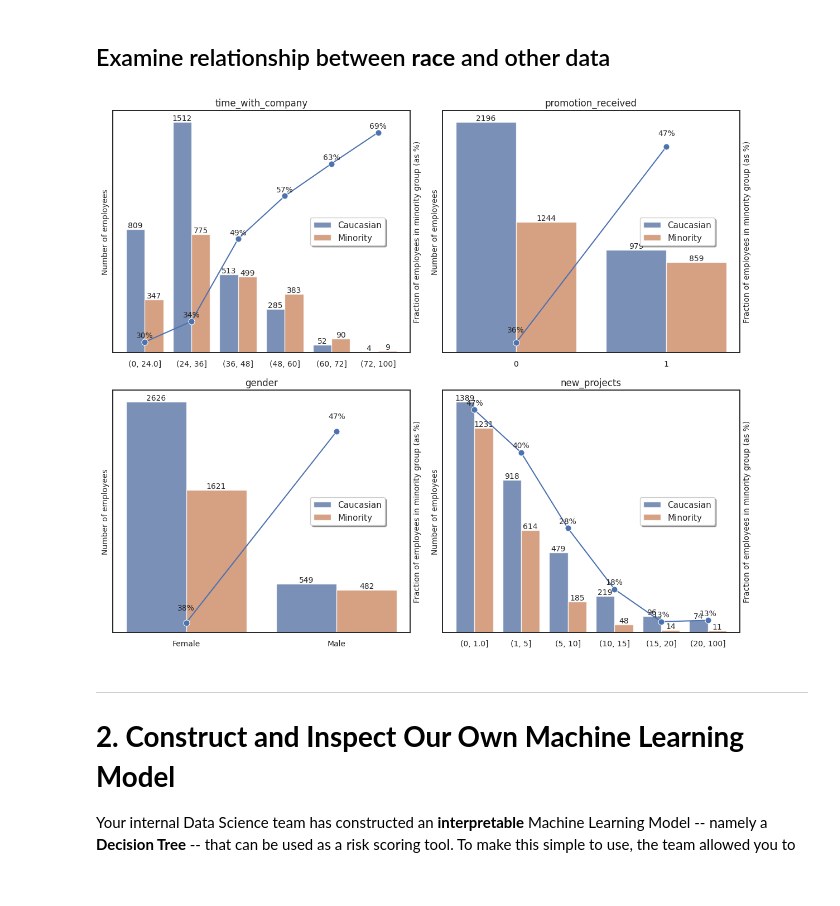
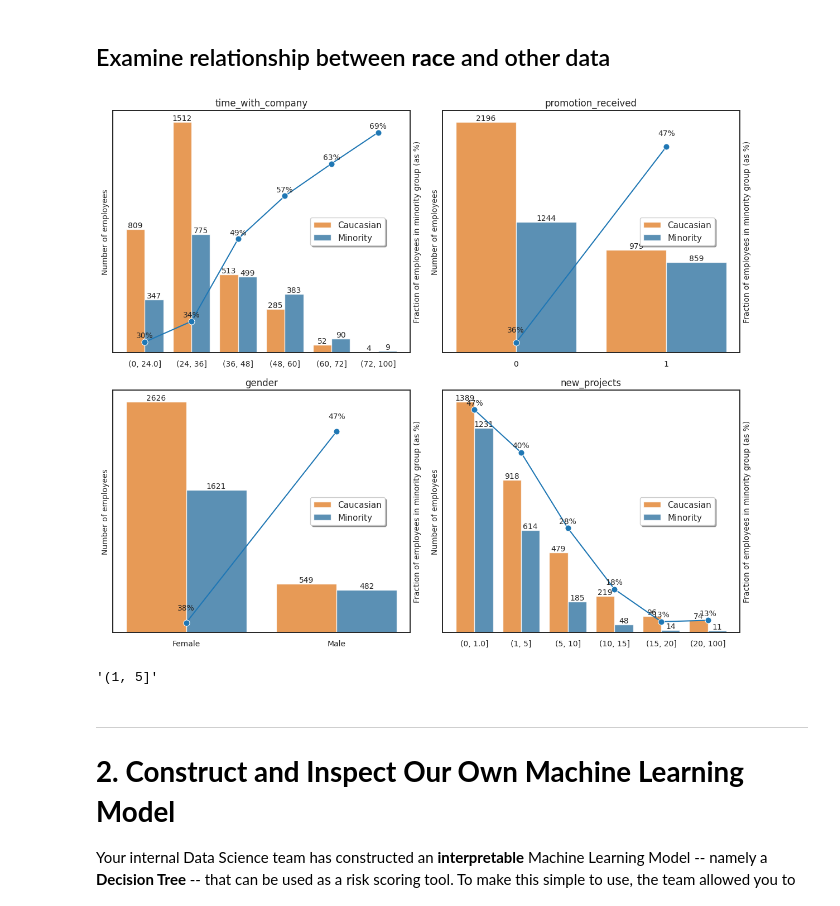
Before and after one commit to dan-a-iancu/Data-Analytics-and-AI, a Jupyter notebook: Employee_Retention/Bias_in_AI_Risk_Predictive_Models.ipynb, the cells around one changed output. Saved outputs shown, nothing was run; the diff lists cells and outputs as text; code cells hidden in the pictures.

Commit message:
small updates plots

```diff
--- a/Employee_Retention/Bias_in_AI_Risk_Predictive_Models.ipynb
+++ b/Employee_Retention/Bias_in_AI_Risk_Predictive_Models.ipynb
@@ -1098,6 +1098,9 @@ num_rows = int(np.ceil(num_figs/num_columns))
 
 # one large figure with a common title
 fig = plt.figure(figsize=(figure_width*num_columns,figure_height*num_rows))
+
+palette_choice = 'tab10'
+palette = sns.color_palette(palette_choice)
 
 # title for plot
 title = ''
@@ -1205,9 +1208,10 @@ for i in range(num_figs):
   #   tick_label.set_color('blue')
 
   ### FIRST: count plot for number of employees
+  sns.color_palette(palette_choice)
   sns.countplot(data=data_with_dummies, x=binned_column, \
                 order=sorted_labels, \
-                hue="race", alpha=0.8, zorder=1)
+                hue="race", alpha=0.8, zorder=1, palette = [palette[1],palette[0]])
 
   ax1.set_ylabel('Number of employees')
   ax1.set_xlabel('')
@@ -1224,38 +1228,42 @@ for i in range(num_figs):
   ax2 = plt.twinx()
   sns.lineplot(x=grouped_df.index, y=target_name, marker='o', \
                markersize=8, linewidth=1.5, data=grouped_df, axes=ax2, \
-               sort=True, zorder= 3)
+               sort=True, zorder= 3, color=palette[0])
   # express recidivism rate as percentage
   ax2.yaxis.set_major_formatter(mpl.ticker.FuncFormatter(percentage_formatter))
   ax2.set_ylabel('Fraction of employees in minority group (as %)', fontsize=font_size)
   #ax2._set_xlabel("")
 
   # plot the values on top as well
   for xi in grouped_df.index:
     yattr = grouped_df.loc[xi,target_name]
     ycount = grouped_df.loc[xi,"count"]
     ax2.text(xi, yattr+eps, f'{yattr:.0%}', ha='center', va='bottom', \
              fontsize=font_size_ticks, zorder=3)
 
   bottom, top = ax2.get_ylim()
   ax2.set_ylim(bottom = bottom, top=top*1.03)
   #ax2.set_ylim(bottom = bottom*0.6, top=1.0)
   ax2.tick_params(axis='y',labelsize=font_size_ticks)
 
   # uncomment the follow two lines to hide the y-ticks altogether
   ax1.set_yticks([])  # remove the y-ticks altogether
   ax2.set_yticks([])  # remove the y-ticks altogether
   ax1.grid(False)
   ax2.grid(False)
 
 plt.tight_layout()
 # determine the title
 #tar_ylabel = '{}'.format(target_name) if target_name else 'target'
 #fig.suptitle("Predicted value of {} as a function of feature(s).".format(tar_ylabel), fontsize=16, color=color1)
 
 plt.show()
 # %% [output]
-[figure, old version]
+[figure, new version]
+# %%
+sorted_labels[1]
+# %% [output]
+'(1, 5]'
 # %% [markdown]
 _____
 # **2. Construct and Inspect Our Own Machine Learning Model**
```
Also changed, not shown: parts of 1 cell of this notebook.
